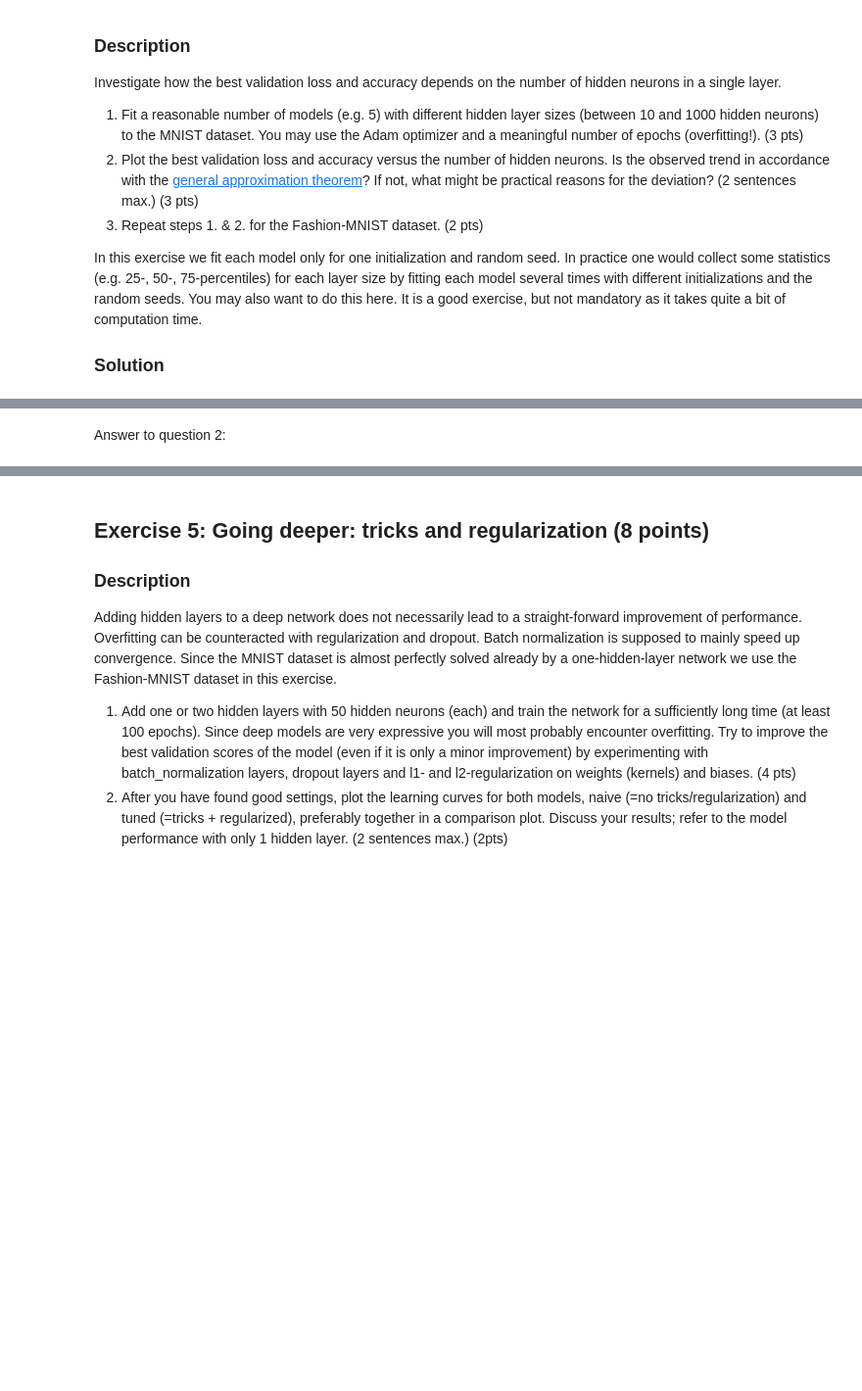
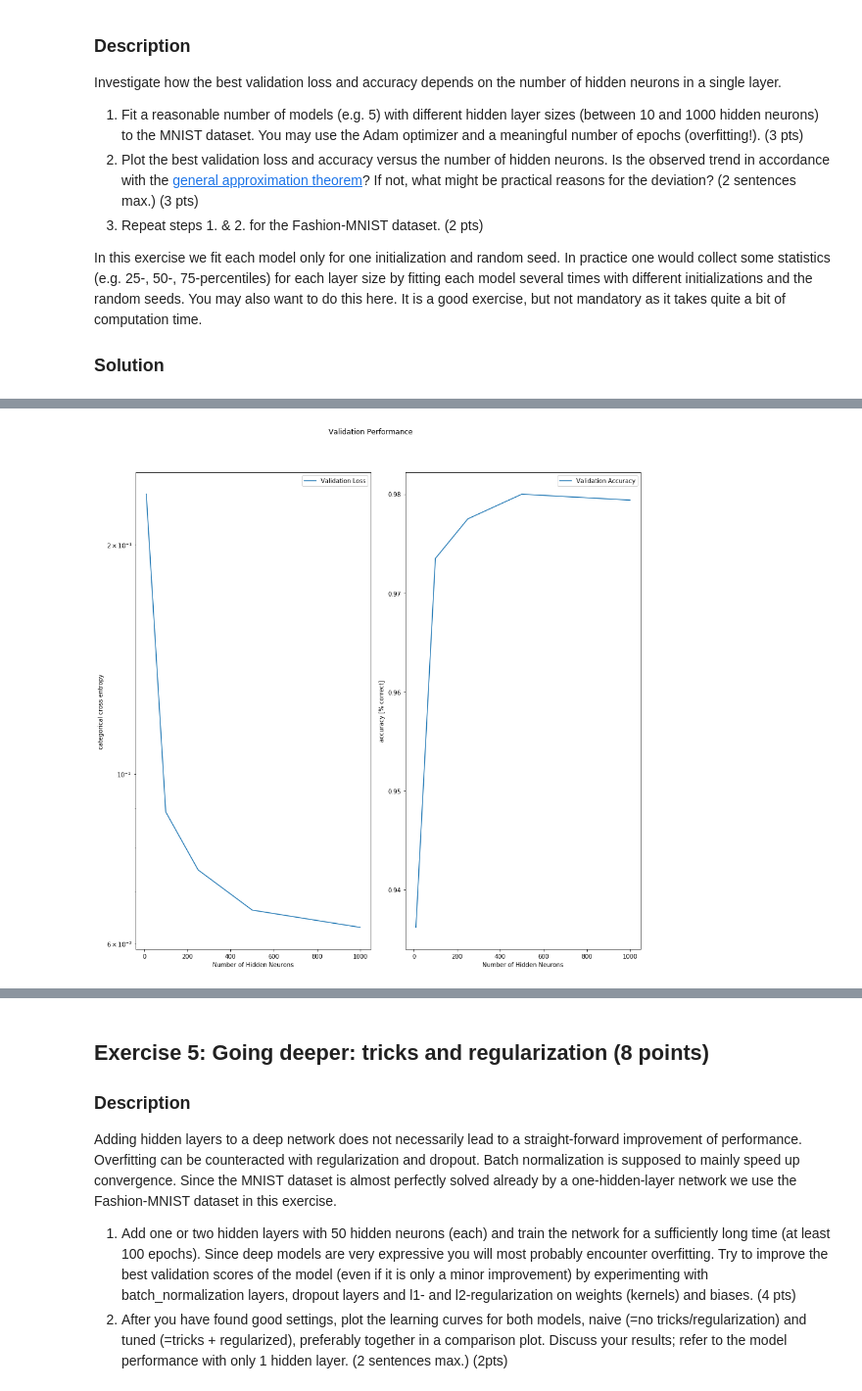
Before and after one commit to effervescent-shot/Projects-ANN, a Jupyter notebook: miniproject1.ipynb, the cells around one changed output, grey strips where cells are left out. Shown at 98% size. Cells and saved outputs as stored; diff of their text form; code cells hidden in the pictures; blank space fills up the shorter version.

```diff
--- a/miniproject1.ipynb
+++ b/miniproject1.ipynb
@@ -556,22 +574,24 @@ for num_hidden in neuron_counts:
 # %%
 # Part 2
 
 # Variables to hold minimum validation loss and maximum validation accuracy
 val_loss_max = []
 val_acc_max = []
 
 for history in histories:
     val_loss_max.append(min(history.history['val_loss']))
     val_acc_max.append(max(history.history['val_acc']))
 
 # Plot the results
 fig, ax1, ax2 = prepare_standardplot('Validation Performance', 'Number of Hidden Neurons')
+fig.set_figheight(13)
+fig.set_figwidth(13)
 ax1.plot(neuron_counts, val_loss_max, label = "Validation Loss")
 ax2.plot(neuron_counts, val_acc_max, label = "Validation Accuracy")
 #ax1.set_xscale('log')
 #ax2.set_xscale('log')
 finalize_standardplot(fig, ax1, ax2)
+# %% [output]
+[figure, added]
 # %%
 # Part 3
-# %% [markdown]
-Answer to question 2:
```
Also changed, not shown: parts of 4 cells of this notebook.
